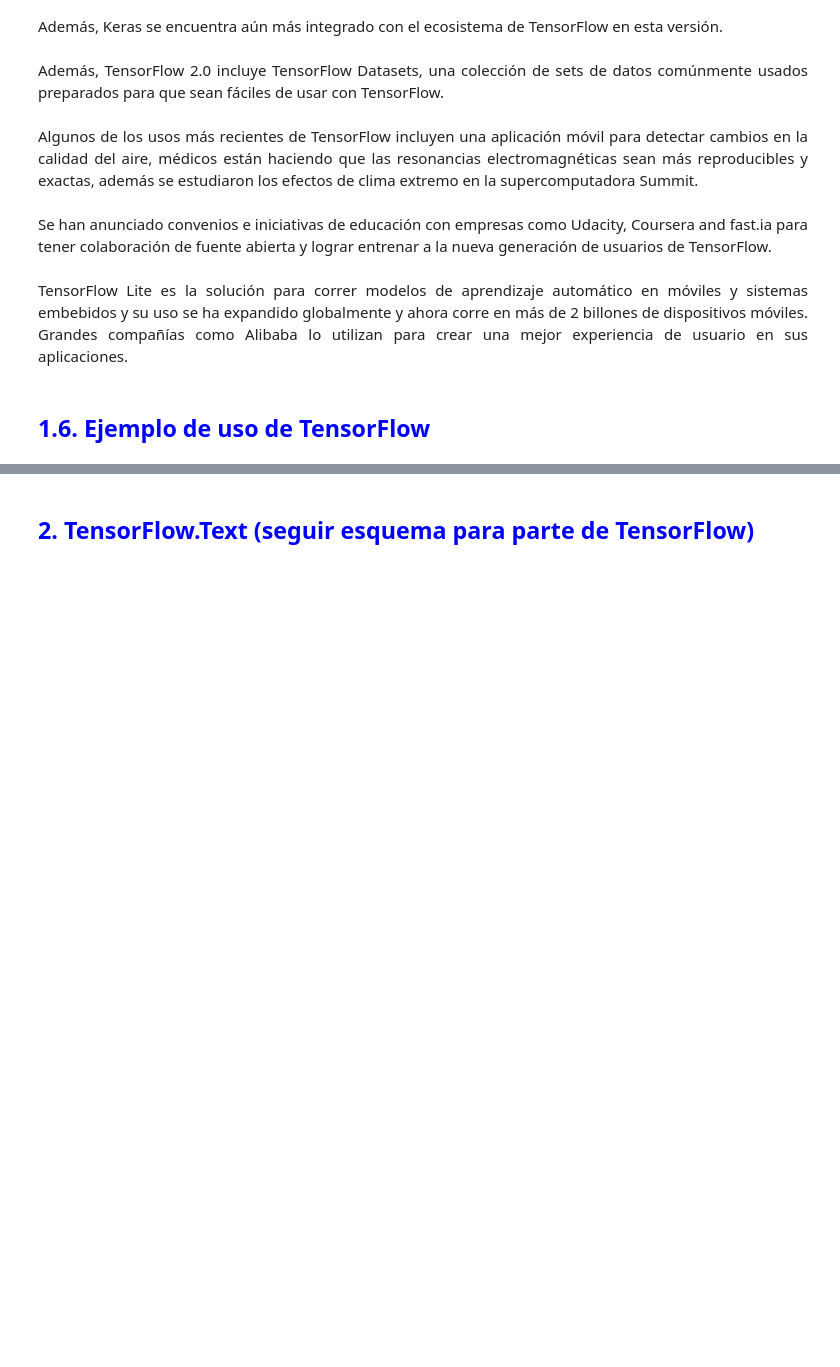
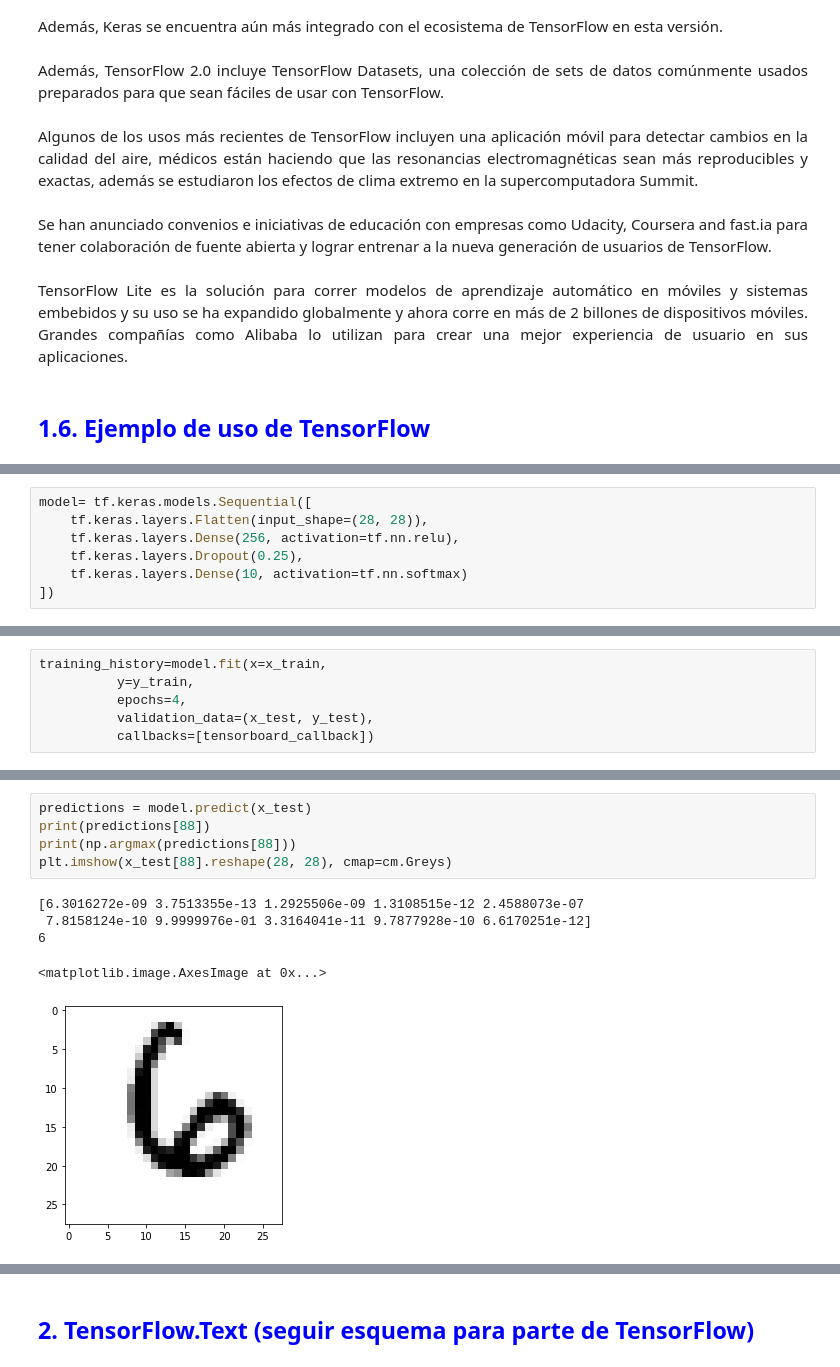
Before and after one commit to jpvernava/Inv-Corta-3, a Jupyter notebook: Inv-Corta-3.ipynb, the cells around one changed output, grey strips where cells are left out. Saved outputs shown, nothing was run; the diff lists cells and outputs as text; blank space fills up the shorter version.

```diff
--- a/Inv-Corta-3.ipynb
+++ b/Inv-Corta-3.ipynb
@@ -157,0 +226,7 @@ AttributeError: module 'tensorflow' has no attribute 'Session'
+# %%
+model= tf.keras.models.Sequential([
+    tf.keras.layers.Flatten(input_shape=(28, 28)),
+    tf.keras.layers.Dense(256, activation=tf.nn.relu),
+    tf.keras.layers.Dropout(0.25),
+    tf.keras.layers.Dense(10, activation=tf.nn.softmax)
+])
@@ -157,0 +237,6 @@ AttributeError: module 'tensorflow' has no attribute 'Session'
+# %%
+training_history=model.fit(x=x_train,
+          y=y_train,
+          epochs=4,
+          validation_data=(x_test, y_test),
+          callbacks=[tensorboard_callback])
@@ -157,0 +262,11 @@ AttributeError: module 'tensorflow' has no attribute 'Session'
+# %%
+predictions = model.predict(x_test)
+print(predictions[88])
+print(np.argmax(predictions[88]))
+plt.imshow(x_test[88].reshape(28, 28), cmap=cm.Greys)
+# %% [output]
+[6.3016272e-09 3.7513355e-13 1.2925506e-09 1.3108515e-12 2.4588073e-07
+ 7.8158124e-10 9.9999976e-01 3.3164041e-11 9.7877928e-10 6.6170251e-12]
+6
+<matplotlib.image.AxesImage at 0x...>
+[figure, added]
```
Also changed, not shown: parts of 37 cells of this notebook, 1 other file.
